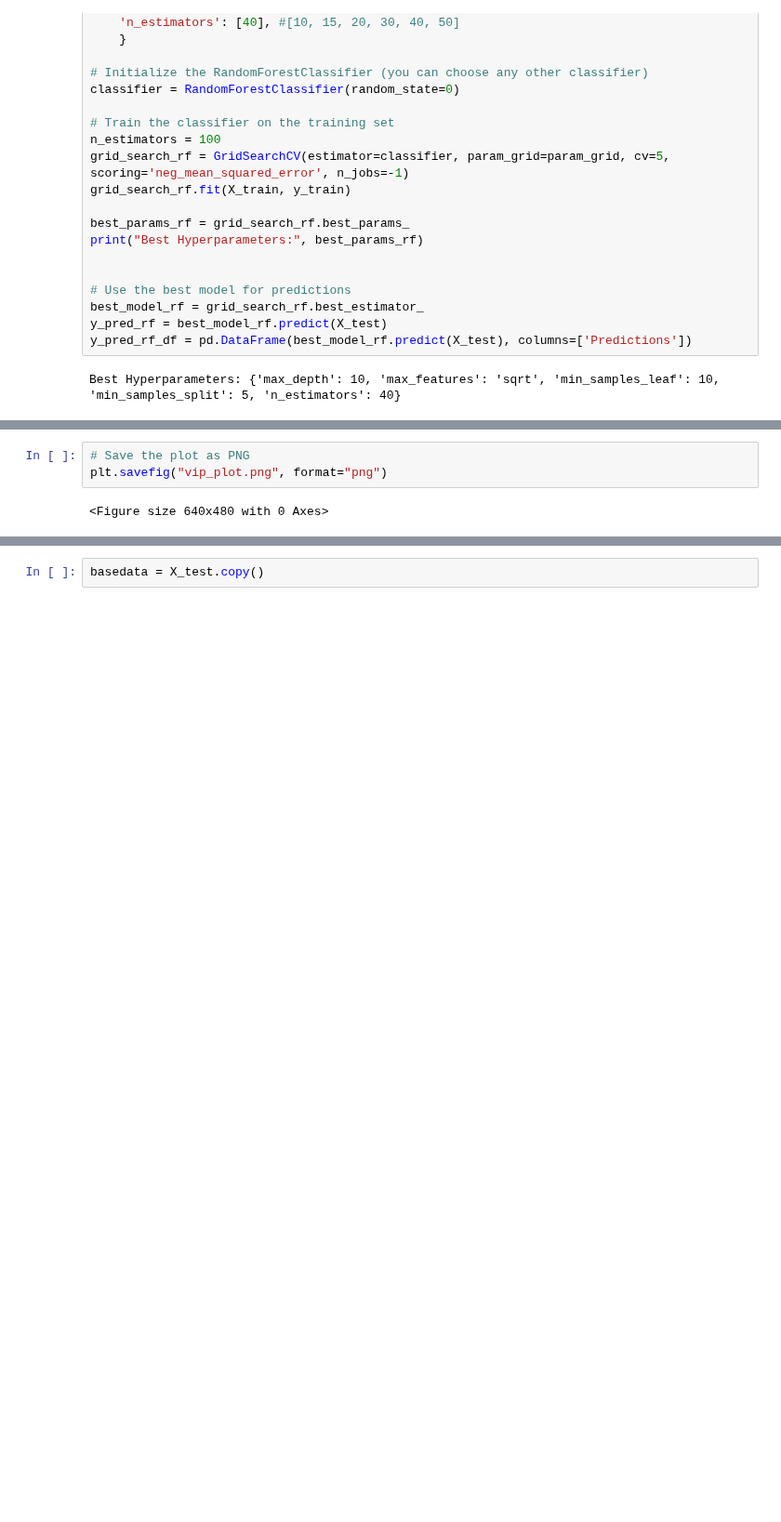
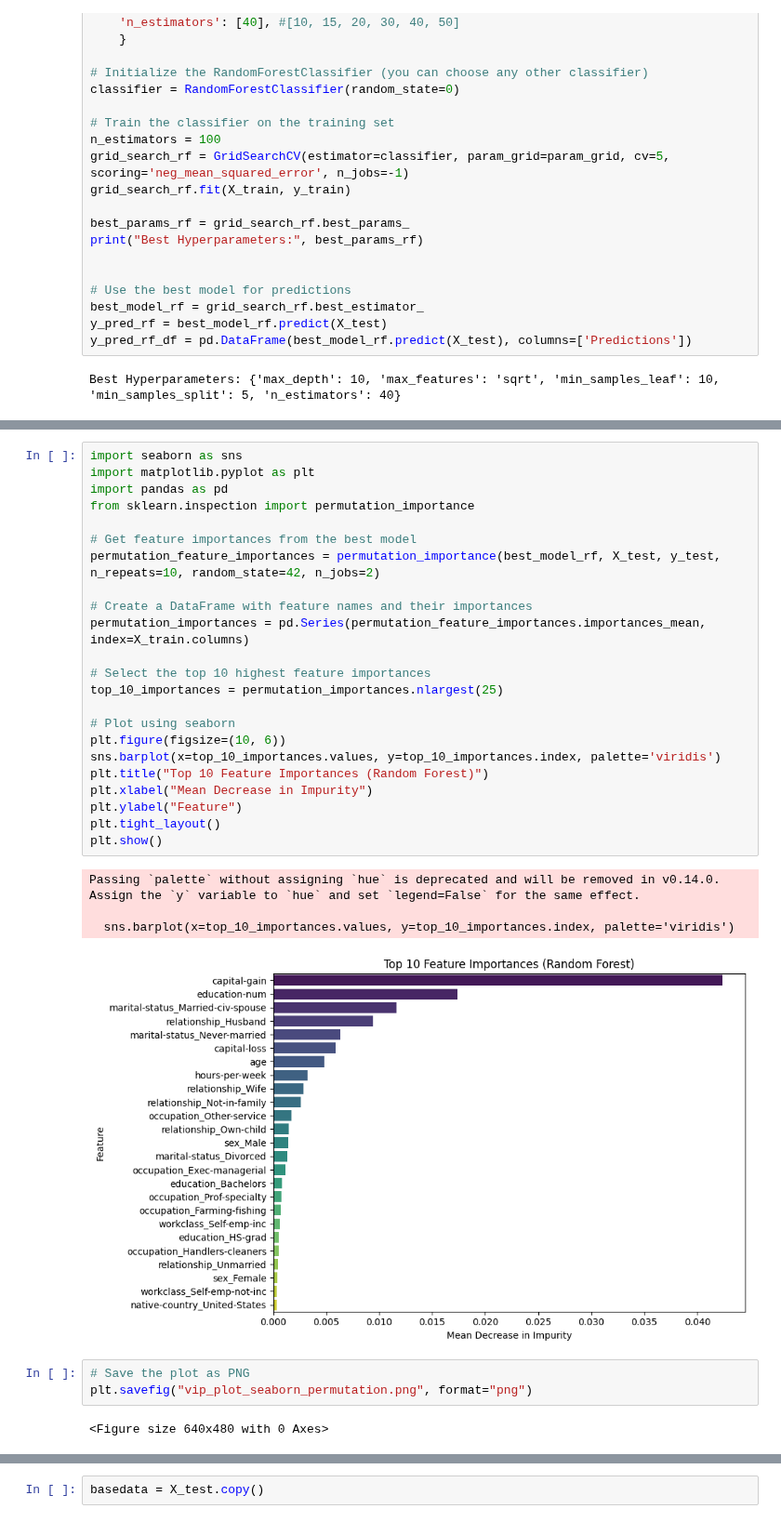
Before and after one commit to josephmailil1/Master-Thesis-repo, a Jupyter notebook: SHAP.ipynb, the cells around one changed output, grey strips where cells are left out. Shown at 93% size. Cells and saved outputs as stored; diff of their text form; blank space fills up the shorter version.

```diff
--- a/SHAP.ipynb
+++ b/SHAP.ipynb
@@ -227,6 +260,34 @@ plt.show()
+# %%
+import seaborn as sns
+import matplotlib.pyplot as plt
+import pandas as pd
+from sklearn.inspection import permutation_importance
+
+# Get feature importances from the best model
+permutation_feature_importances = permutation_importance(best_model_rf, X_test, y_test, n_repeats=10, random_state=42, n_jobs=2)
+
+# Create a DataFrame with feature names and their importances
+permutation_importances = pd.Series(permutation_feature_importances.importances_mean, index=X_train.columns)
+
+# Select the top 10 highest feature importances
+top_10_importances = permutation_importances.nlargest(25)
+
+# Plot using seaborn
+plt.figure(figsize=(10, 6))
+sns.barplot(x=top_10_importances.values, y=top_10_importances.index, palette='viridis')
+plt.title("Top 10 Feature Importances (Random Forest)")
+plt.xlabel("Mean Decrease in Impurity")
+plt.ylabel("Feature")
+plt.tight_layout()
+plt.show()
+# %% [output]
+Passing `palette` without assigning `hue` is deprecated and will be removed in v0.14.0. Assign the `y` variable to `hue` and set `legend=False` for the same effect.
+
+  sns.barplot(x=top_10_importances.values, y=top_10_importances.index, palette='viridis')
+[figure, added]
 # %%
 # Save the plot as PNG
-plt.savefig("vip_plot.png", format="png")
+plt.savefig("vip_plot_seaborn_permutation.png", format="png")
 # %% [output]
 <Figure size 640x480 with 0 Axes>
 # %%
```
Also changed, not shown: parts of 30 cells of this notebook, 1 other file.
